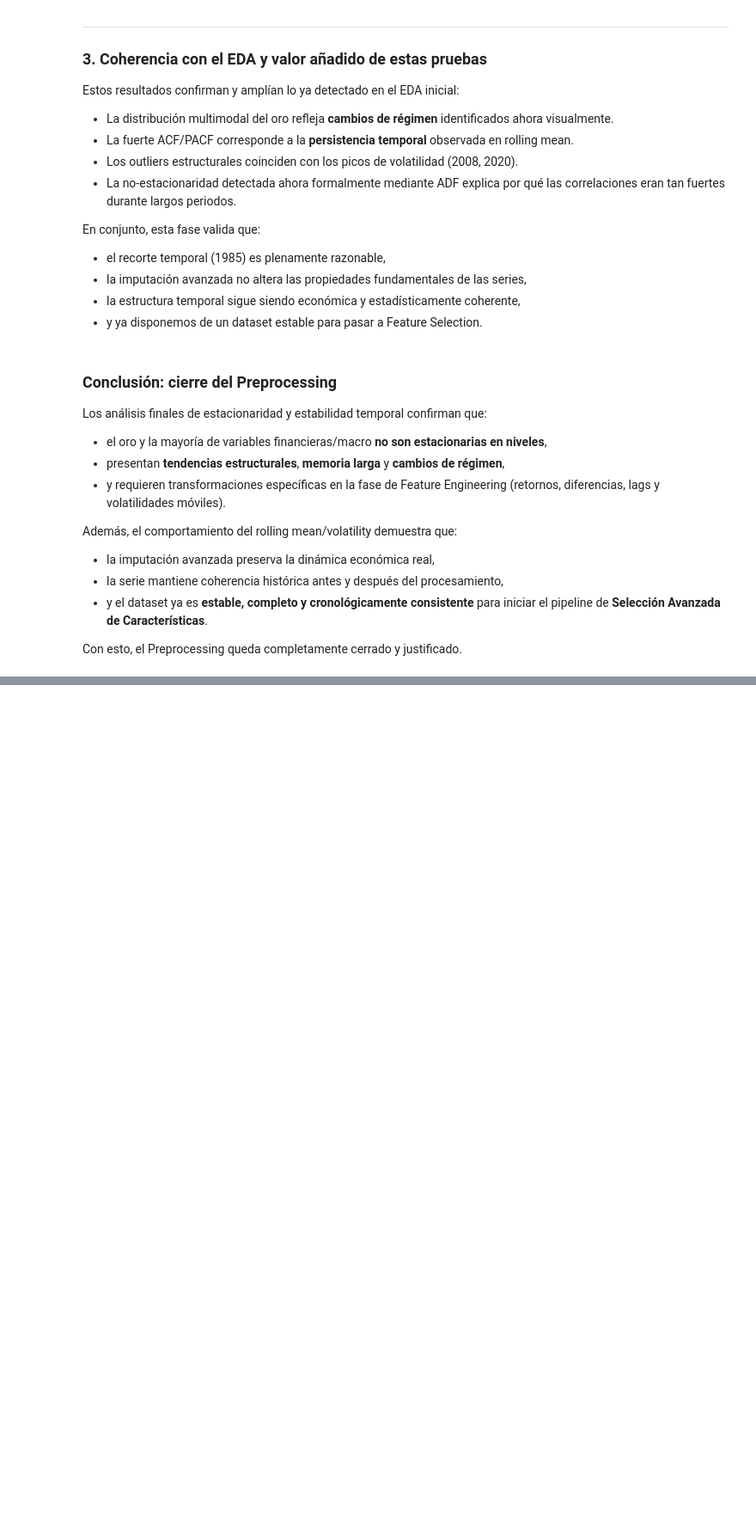
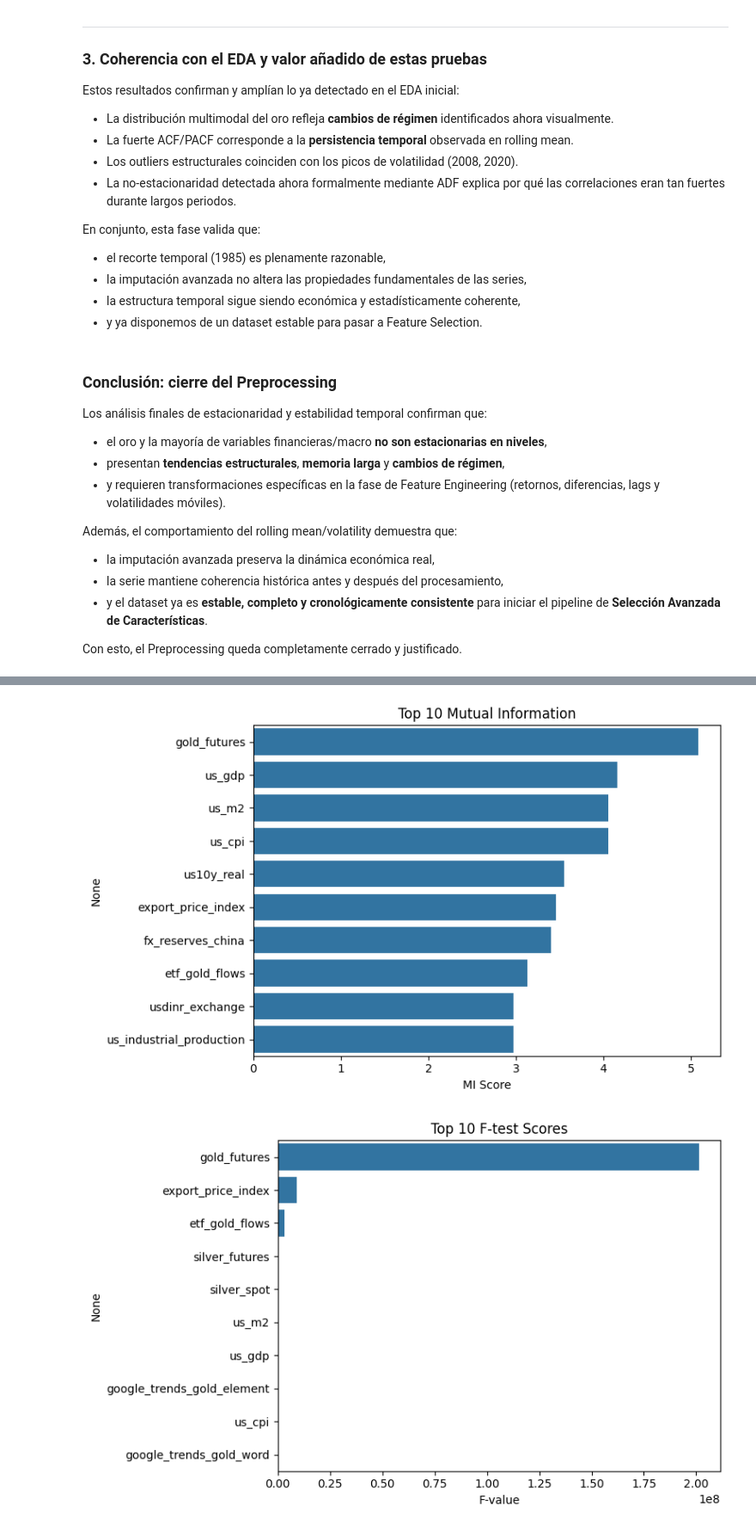
Before and after one commit to sebastianmalbaceda/gold-price-prediction, a Jupyter notebook: notebooks/gold-price-prediction.ipynb, the cells around one changed output, grey strips where cells are left out. Shown at 86% size. Saved outputs shown, nothing was run; the diff lists cells and outputs as text; code cells hidden in the pictures; blank space fills up the shorter version.

Commit message:
feature selection en proceso

```diff
--- a/notebooks/gold-price-prediction.ipynb
+++ b/notebooks/gold-price-prediction.ipynb
@@ -3248,0 +3009,70 @@ información mutua, importancia de modelos y relevancia económica.
+# %%
+# -----------------------------------------
+# Mutual Information (MI) y F-test
+# -----------------------------------------
+
+from sklearn.feature_selection import mutual_info_regression, f_regression
+import numpy as np
+
+os.makedirs(os.path.join(OUTPUT_DIR, "feature_selection"), exist_ok=True)
+
+df_mi_test=df_imputed.copy()
+# Preparamos X e y (df_imputed ya es el dataset imputado definitivo)
+X = df_mi_test.drop(columns=[DATE_COL, TARGET]).select_dtypes(include=[np.number]).copy()
+y = df_mi_test[TARGET].copy()
+
+# Eliminación de posibles filas faltantes en el target
+mask = y.dropna().index
+X = X.loc[mask]
+y = y.loc[mask]
+
+# -----------------------------------------
+# Mutual Information
+# -----------------------------------------
+mi = mutual_info_regression(X, y)
+mi_series = pd.Series(mi, index=X.columns).sort_values(ascending=False)
+
+# Exportar MI completa
+mi_series.to_csv(os.path.join(OUTPUT_DIR, "feature_selection", "mi_all_features.csv"))
+
+# Top 10
+mi_top10 = mi_series.head(10)
+
+# -----------------------------------------
+# F-test
+# -----------------------------------------
+f_vals, p_vals = f_regression(X, y)
+f_series = pd.Series(f_vals, index=X.columns).sort_values(ascending=False)
+p_series = pd.Series(p_vals, index=f_series.index)
+
+# Exportar F-test completo
+f_df = pd.DataFrame({"F_value": f_series, "p_value": p_series})
+f_df.to_csv(os.path.join(OUTPUT_DIR, "feature_selection", "f_test_all_features.csv"))
+
+# Top 10
+f_top10 = f_series.head(10)
+
+# -----------------------------------------
+# Visualización
+# -----------------------------------------
+
+# MI
+plt.figure(figsize=(8, 5))
+sns.barplot(x=mi_top10.values, y=mi_top10.index, orient="h")
+plt.title("Top 10 Mutual Information")
+plt.xlabel("MI Score")
+plt.tight_layout()
+plt.savefig(os.path.join(OUTPUT_DIR, "feature_selection", "mi_top10.png"), dpi=150)
+plt.show()
+
+# F-test
+plt.figure(figsize=(8, 5))
+sns.barplot(x=f_top10.values, y=f_top10.index, orient="h")
+plt.title("Top 10 F-test Scores")
+plt.xlabel("F-value")
+plt.tight_layout()
+plt.savefig(os.path.join(OUTPUT_DIR, "feature_selection", "f_test_top10.png"), dpi=150)
+plt.show()
+# %% [output]
+[figure, added]
+[figure, added]
```
Also changed, not shown: parts of 38 cells of this notebook, 1 other file.
